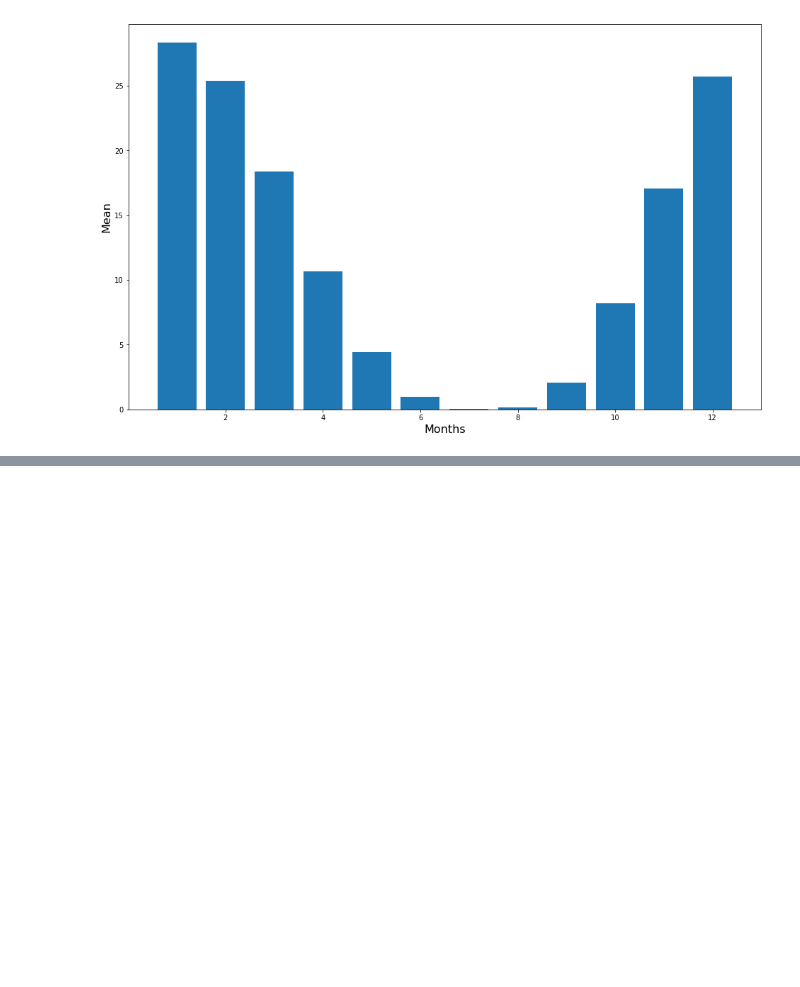
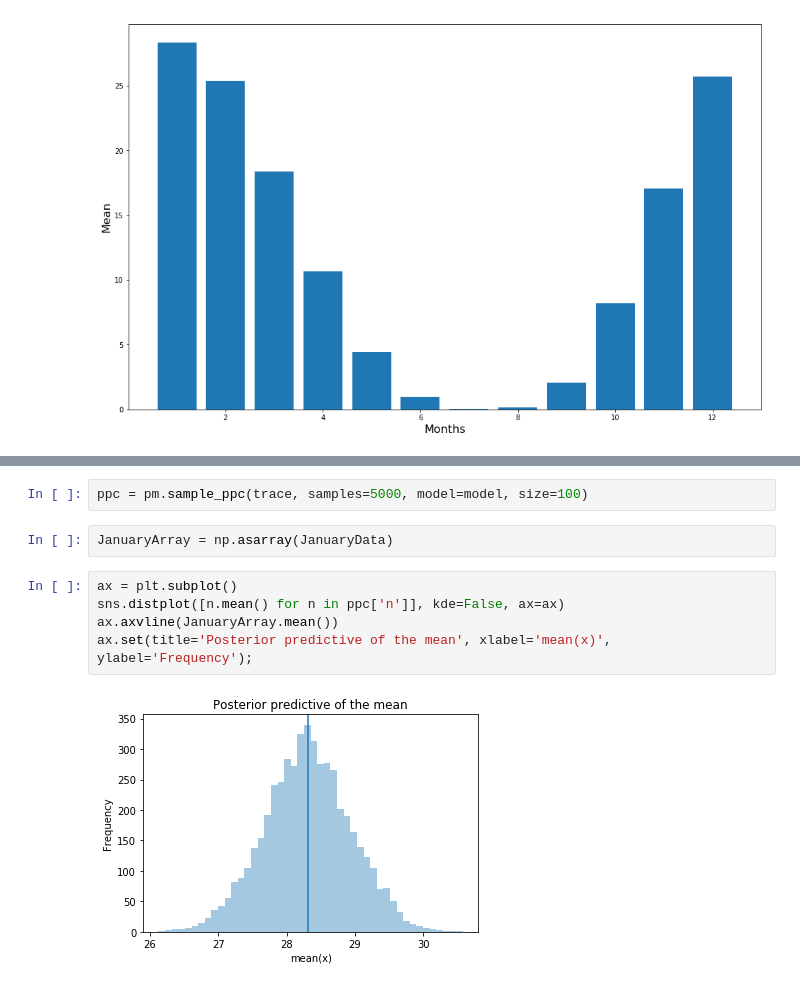
Before and after one commit to jenk1/Mean-Heating-Degree-Days, a Jupyter notebook: FinalizedOne.ipynb, the cells around one changed output, grey strips where cells are left out. Drawn from its saved outputs; the diff is of its cells as text; blank space fills up the shorter version.

```diff
--- a/FinalizedOne.ipynb
+++ b/FinalizedOne.ipynb
@@ -261,0 +277,11 @@ ax.set_ylabel("Mean", fontsize=16);
+# %%
+ppc = pm.sample_ppc(trace, samples=5000, model=model, size=100)
+# %%
+JanuaryArray = np.asarray(JanuaryData)
+# %%
+ax = plt.subplot()
+sns.distplot([n.mean() for n in ppc['n']], kde=False, ax=ax)
+ax.axvline(JanuaryArray.mean())
+ax.set(title='Posterior predictive of the mean', xlabel='mean(x)', ylabel='Frequency');
+# %% [output]
+[figure, added]
```
Also changed, not shown: parts of 2 cells of this notebook.
